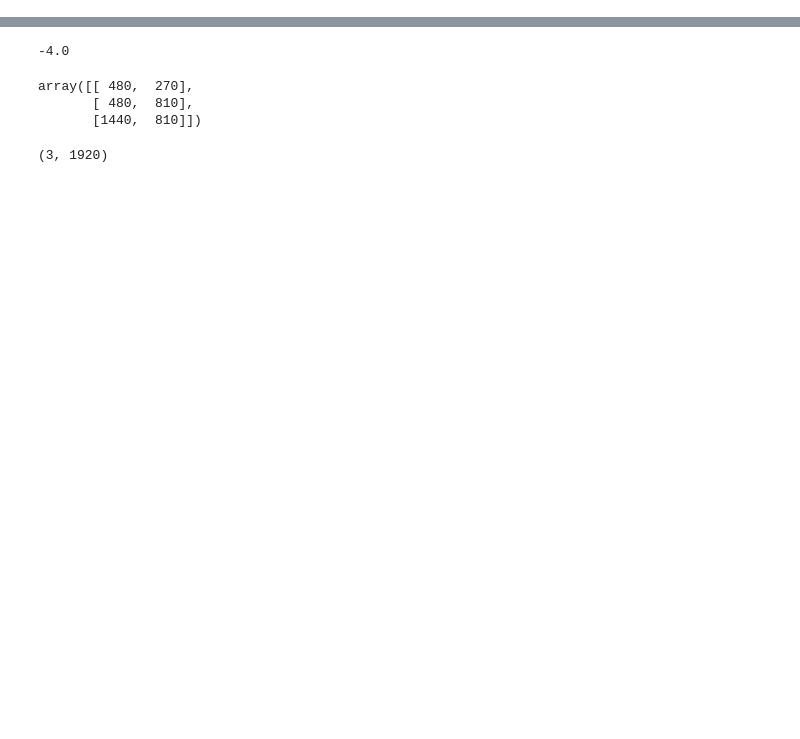
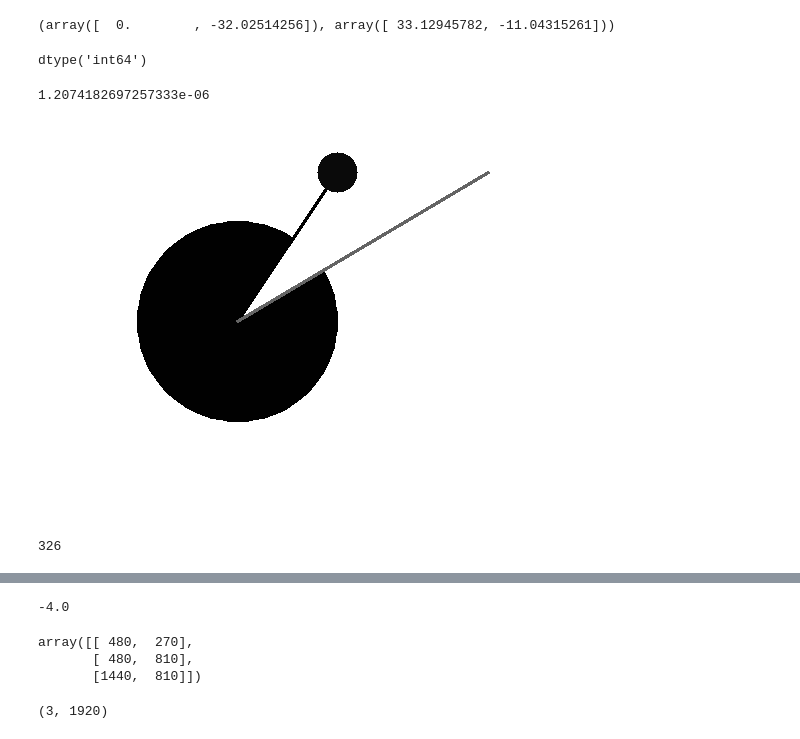
Before and after one commit to kakusikun/deep-learning-works, a Jupyter notebook: notebook/numpy practice.ipynb, the cells around one changed output, grey strips where cells are left out. Drawn from its saved outputs; the diff is of its cells as text; code cells hidden in the pictures; blank space fills up the shorter version.

```diff
--- a/notebook/numpy practice.ipynb
+++ b/notebook/numpy practice.ipynb
@@ -168,0 +266,4 @@ for line_idx, line_pt in enumerate(lines):
+# %%
+normalized_vec1, normalized_vec2
+# %% [output]
+(array([  0.        , -32.02514256]), array([ 33.12945782, -11.04315261]))
@@ -168,0 +275,3 @@ for line_idx, line_pt in enumerate(lines):
+# %%
+traces = np.concatenate([traces[:-2], traces[1:-1], traces[2:]], axis=1).reshape(-1, 3, 2)
+start, middle, end = traces[1]
@@ -168,0 +284,31 @@ for line_idx, line_pt in enumerate(lines):
+# %%
+traces.dtype
+# %% [output]
+dtype('int64')
+# %%
+
+(np.arccos(np.dot(normalized_vec1, normalized_vec2)) / math.pi * 180).astype(int) + 1
+# %% [output]
+1.2074182697257333e-06
+# %%
+img=np.ones((400, 600)).astype(np.uint8) * 255
+start = np.array([299,50])
+middle = np.array([199,199])
+end = np.array([450,50])
+vec1 = middle - start
+vec2 = end - middle
+angle = get_ellipse_angle(vec1)
+end_angle = get_ellipse_end_angle(end, vec1, vec2)
+radius=100
+
+cv2.ellipse(img, (int(middle[0]), int(middle[1])), (int(radius), int(radius)), angle+end_angle, 0, 360-end_angle, 1, -1)
+cv2.line(img, (int(start[0]), int(start[1])), (int(middle[0]), int(middle[1])), 1, 2)
+cv2.line(img, (int(middle[0]), int(middle[1])), (int(end[0]), int(end[1])), 100, 2)
+cv2.circle(img, (int(start[0]), int(start[1])), int(20), (10), -1)
+to_pil(img)
+# %% [output]
+[figure, added]
+# %%
+end_angle
+# %% [output]
+326
```
Also changed, not shown: parts of 31 cells of this notebook, 8 other files.
